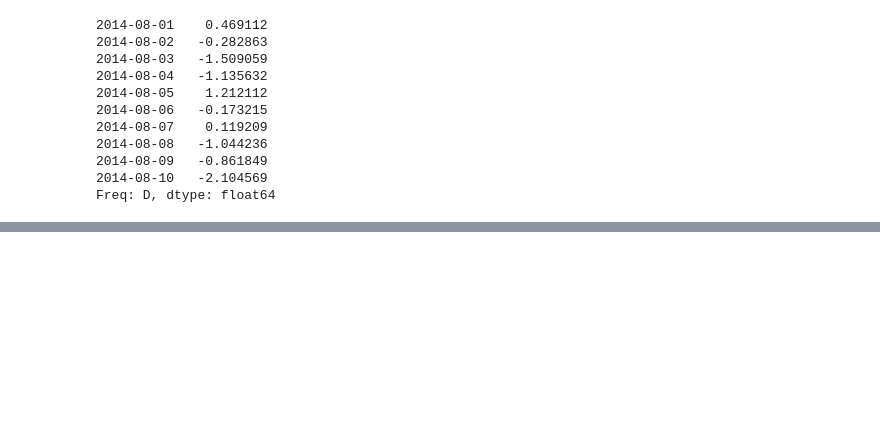
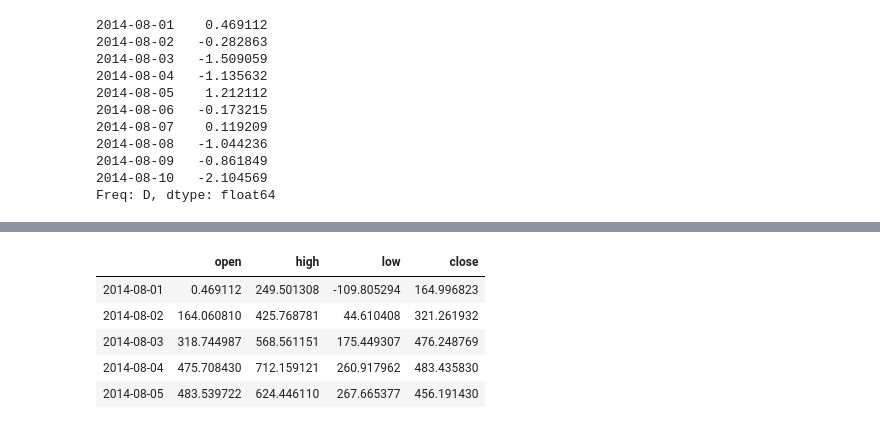
Before and after one commit to derinman/L_Python-Note, a Jupyter notebook: A02-11_Pandas Time Series.ipynb, the cells around one changed output, grey strips where cells are left out. Saved outputs shown, nothing was run; the diff lists cells and outputs as text; code cells hidden in the pictures; blank space fills up the shorter version.

```diff
--- a/A02-11_Pandas Time Series.ipynb
+++ b/A02-11_Pandas Time Series.ipynb
@@ -71,0 +305,10 @@ Freq: D, dtype: float64
+# %%
+# show ohlc resampling
+walk.resample("D").ohlc()
+# %% [output]
+|  | open | high | low | close |
+| 2014-08-01 | 0.469112 | 249.501308 | -109.805294 | 164.996823 |
+| 2014-08-02 | 164.060810 | 425.768781 | 44.610408 | 321.261932 |
+| 2014-08-03 | 318.744987 | 568.561151 | 175.449307 | 476.248769 |
+| 2014-08-04 | 475.708430 | 712.159121 | 260.917962 | 483.435830 |
+| 2014-08-05 | 483.539722 | 624.446110 | 267.665377 | 456.191430 |
```
Also changed, not shown: parts of 25 cells of this notebook.
